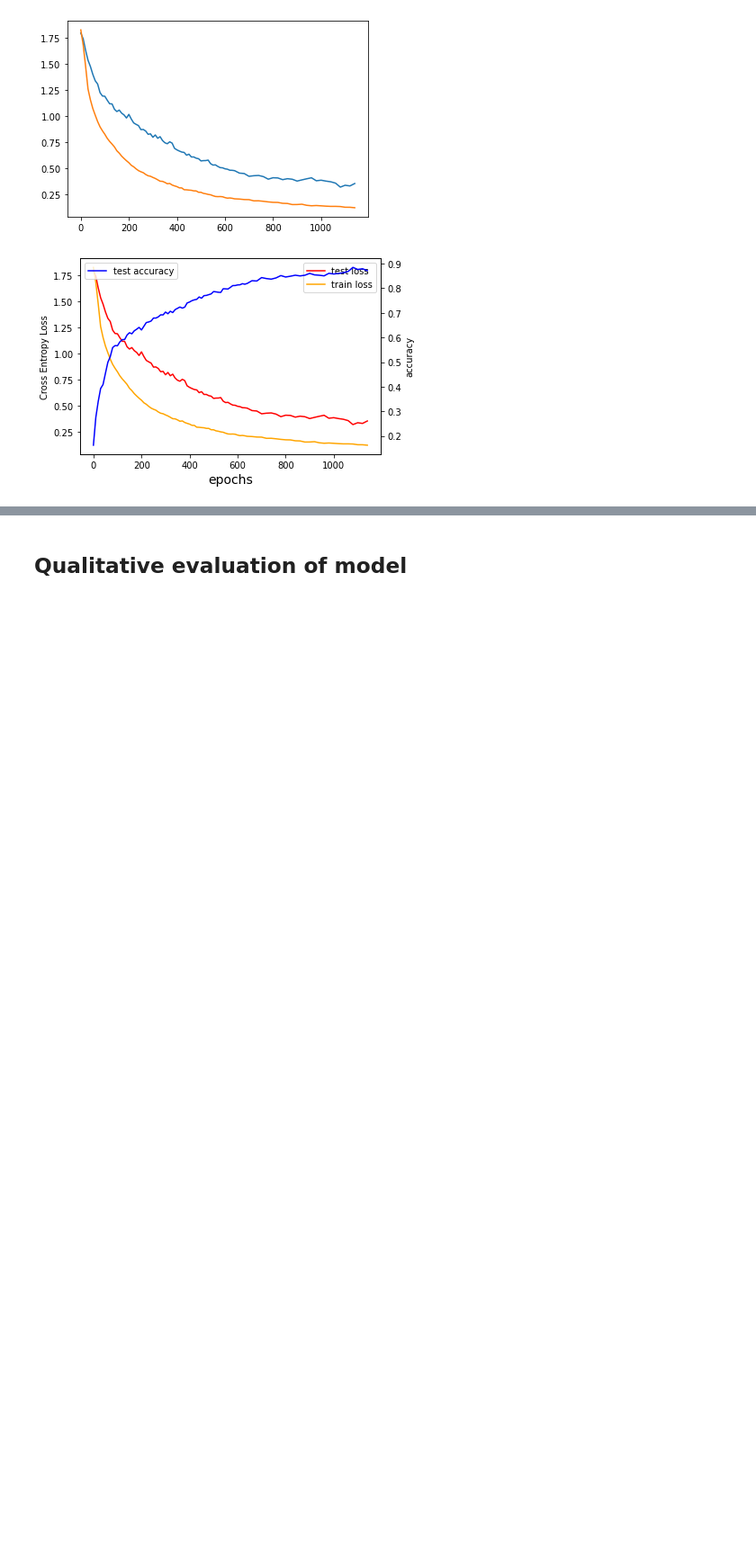
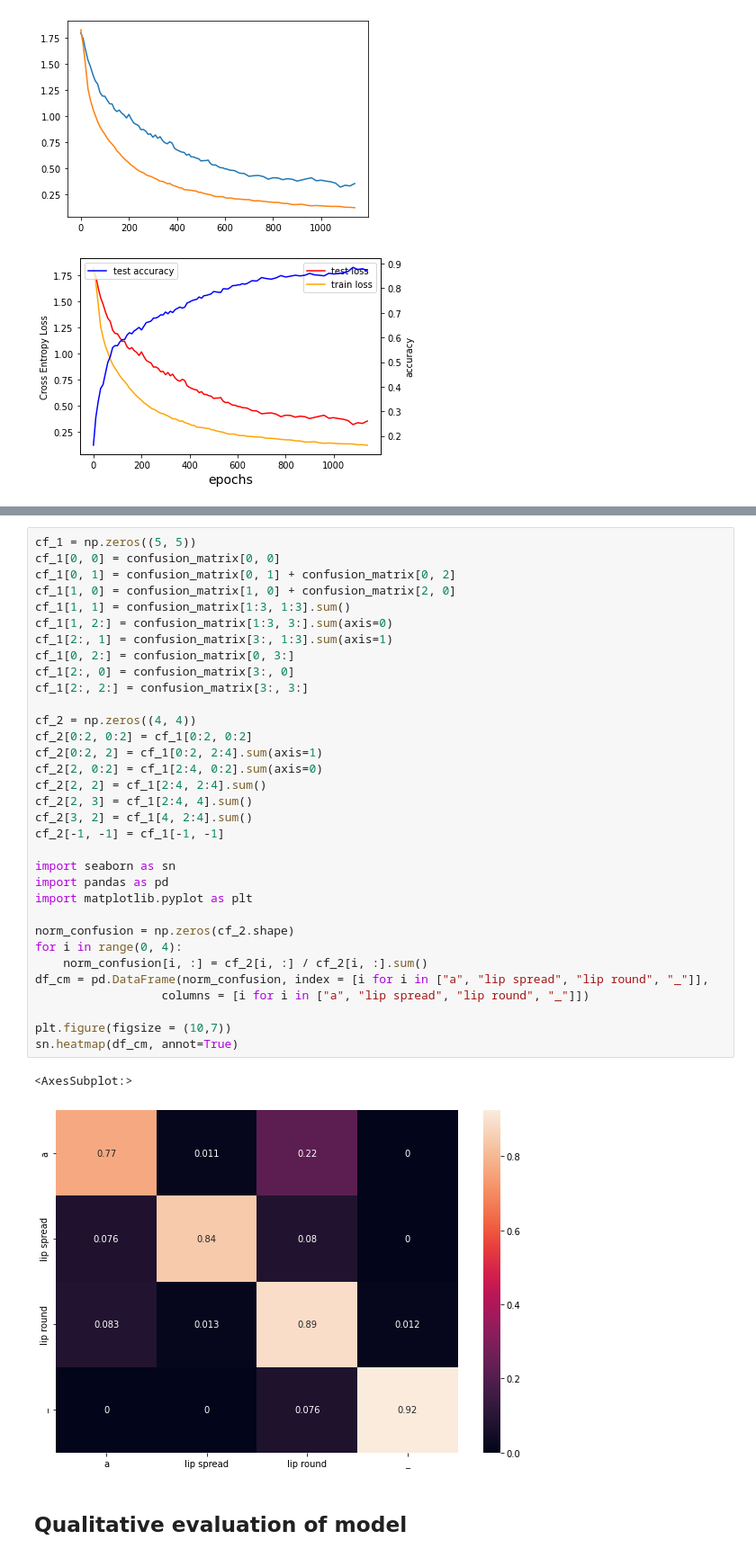
Before and after one commit to EvanSamaa/jali_sing, a Jupyter notebook: Vowel learning.ipynb, the cells around one changed output, grey strips where cells are left out. Shown at 90% size. Cells and saved outputs as stored; diff of their text form; blank space fills up the shorter version.

```diff
--- a/Vowel learning.ipynb
+++ b/Vowel learning.ipynb
@@ -513,3 +513,39 @@ sn.heatmap(df_cm, annot=True)
+# %%
+cf_1 = np.zeros((5, 5))
+cf_1[0, 0] = confusion_matrix[0, 0]
+cf_1[0, 1] = confusion_matrix[0, 1] + confusion_matrix[0, 2]
+cf_1[1, 0] = confusion_matrix[1, 0] + confusion_matrix[2, 0]
+cf_1[1, 1] = confusion_matrix[1:3, 1:3].sum()
+cf_1[1, 2:] = confusion_matrix[1:3, 3:].sum(axis=0)
+cf_1[2:, 1] = confusion_matrix[3:, 1:3].sum(axis=1)
+cf_1[0, 2:] = confusion_matrix[0, 3:]
+cf_1[2:, 0] = confusion_matrix[3:, 0]
+cf_1[2:, 2:] = confusion_matrix[3:, 3:]
+
+cf_2 = np.zeros((4, 4))
+cf_2[0:2, 0:2] = cf_1[0:2, 0:2]
+cf_2[0:2, 2] = cf_1[0:2, 2:4].sum(axis=1)
+cf_2[2, 0:2] = cf_1[2:4, 0:2].sum(axis=0)
+cf_2[2, 2] = cf_1[2:4, 2:4].sum()
+cf_2[2, 3] = cf_1[2:4, 4].sum()
+cf_2[3, 2] = cf_1[4, 2:4].sum()
+cf_2[-1, -1] = cf_1[-1, -1]
+
+import seaborn as sn
+import pandas as pd
+import matplotlib.pyplot as plt
+
+norm_confusion = np.zeros(cf_2.shape)
+for i in range(0, 4):
+    norm_confusion[i, :] = cf_2[i, :] / cf_2[i, :].sum()
+df_cm = pd.DataFrame(norm_confusion, index = [i for i in ["a", "lip spread", "lip round", "_"]],
+                  columns = [i for i in ["a", "lip spread", "lip round", "_"]])
+
+plt.figure(figsize = (10,7))
+sn.heatmap(df_cm, annot=True)
+# %% [output]
+<AxesSubplot:>
+[figure, added]
 # %% [markdown]
 ## Qualitative evaluation of model
 # %%
```
Also changed, not shown: parts of 6 cells of this notebook, 6 other files.
